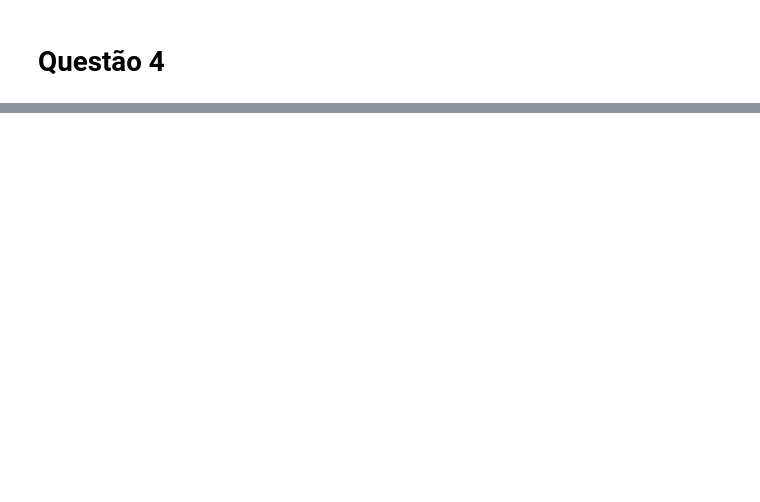
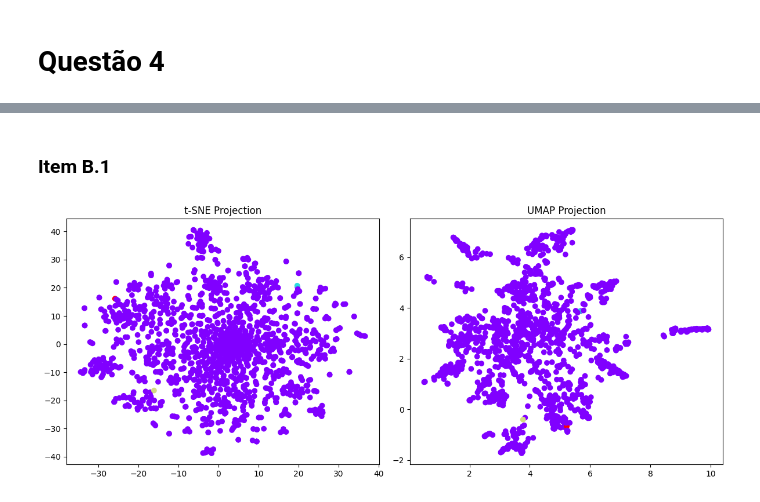
Before and after one commit to ghastcmd/natural-language-processing, a Jupyter notebook: list-2/code.ipynb, the cells around one changed output, grey strips where cells are left out. Cells and saved outputs as stored; diff of their text form; code cells hidden in the pictures; blank space fills up the shorter version.

```diff
--- a/list-2/code.ipynb
+++ b/list-2/code.ipynb
@@ -302,2 +341,14 @@ praticamente os mesmos.
 # %% [markdown]
 # Questão 4
+# %%
+from sklearn.manifold import TSNE
+import umap.umap_ as umap
+import time
+
+text_data = data['cleaned_website_text']
+vectorizer = CountVectorizer()
+X = vectorizer.fit_transform(text_data)
+pca = PCA(n_components=0.95)
+X_pca = pca.fit_transform(X.toarray())
+kmeans = KMeans(n_clusters=4, random_state=42)
+kmeans_labels = kmeans.fit_predict(X_pca)
@@ -303,0 +382,26 @@ praticamente os mesmos.
+# %% [markdown]
+### Item B.1
+# %%
+
+tsne = TSNE(n_components=2, perplexity=45, random_state=42)
+X_tsne = tsne.fit_transform(X_pca)
+
+
+umap_model = umap.UMAP(n_components=2, n_neighbors=10, random_state=42)
+X_umap = umap_model.fit_transform(X_pca)
+
+
+plt.figure(figsize=(12, 5))
+
+plt.subplot(1, 2, 1)
+plt.scatter(X_tsne[:, 0], X_tsne[:, 1], c=kmeans_labels, cmap='rainbow')
+plt.title('t-SNE Projection')
+
+plt.subplot(1, 2, 2)
+plt.scatter(X_umap[:, 0], X_umap[:, 1], c=kmeans_labels, cmap='rainbow')
+plt.title('UMAP Projection')
+
+plt.tight_layout()
+plt.show()
+# %% [output]
+[figure, added]
```
Also changed, not shown: parts of 20 cells of this notebook.
